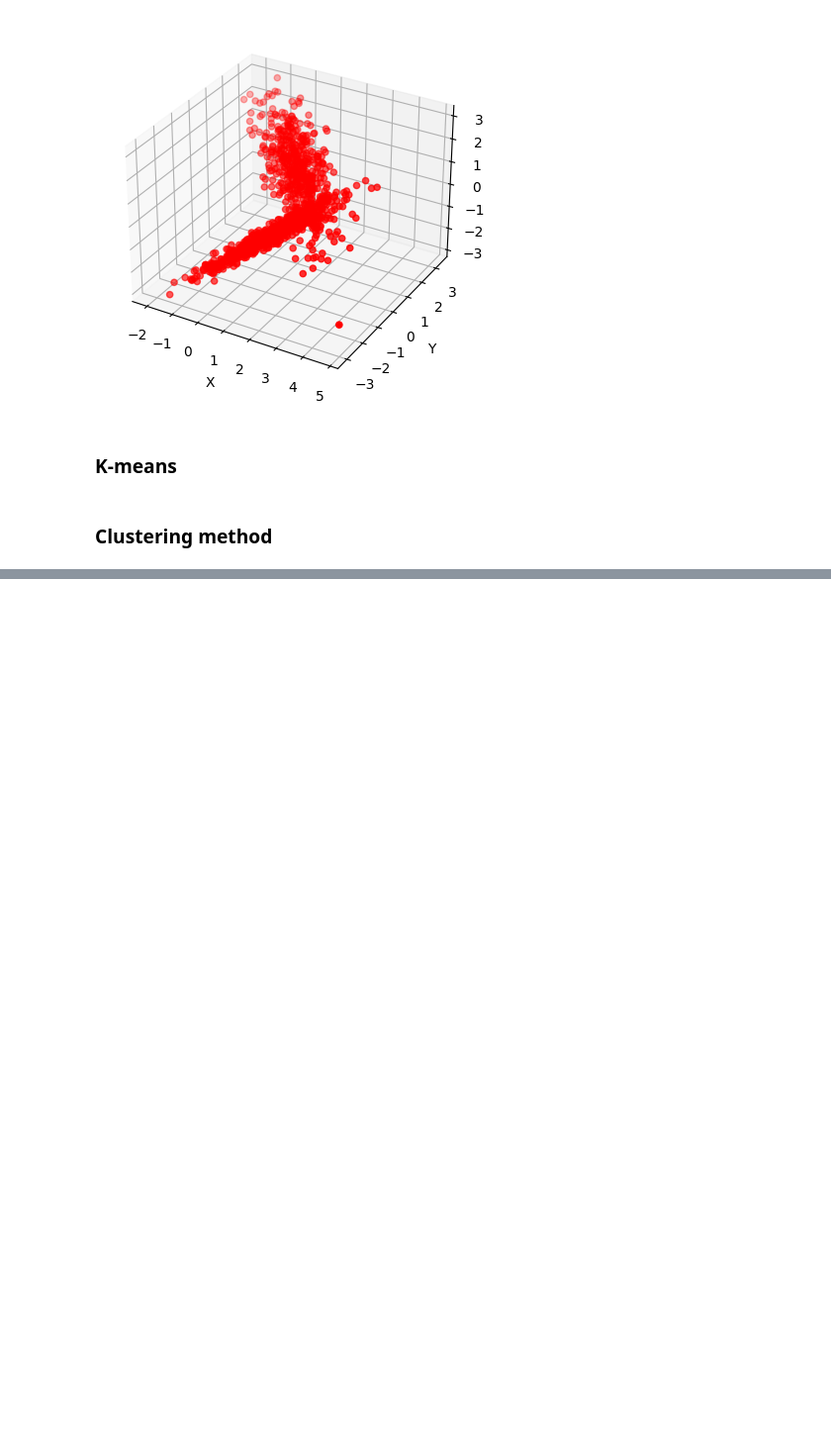
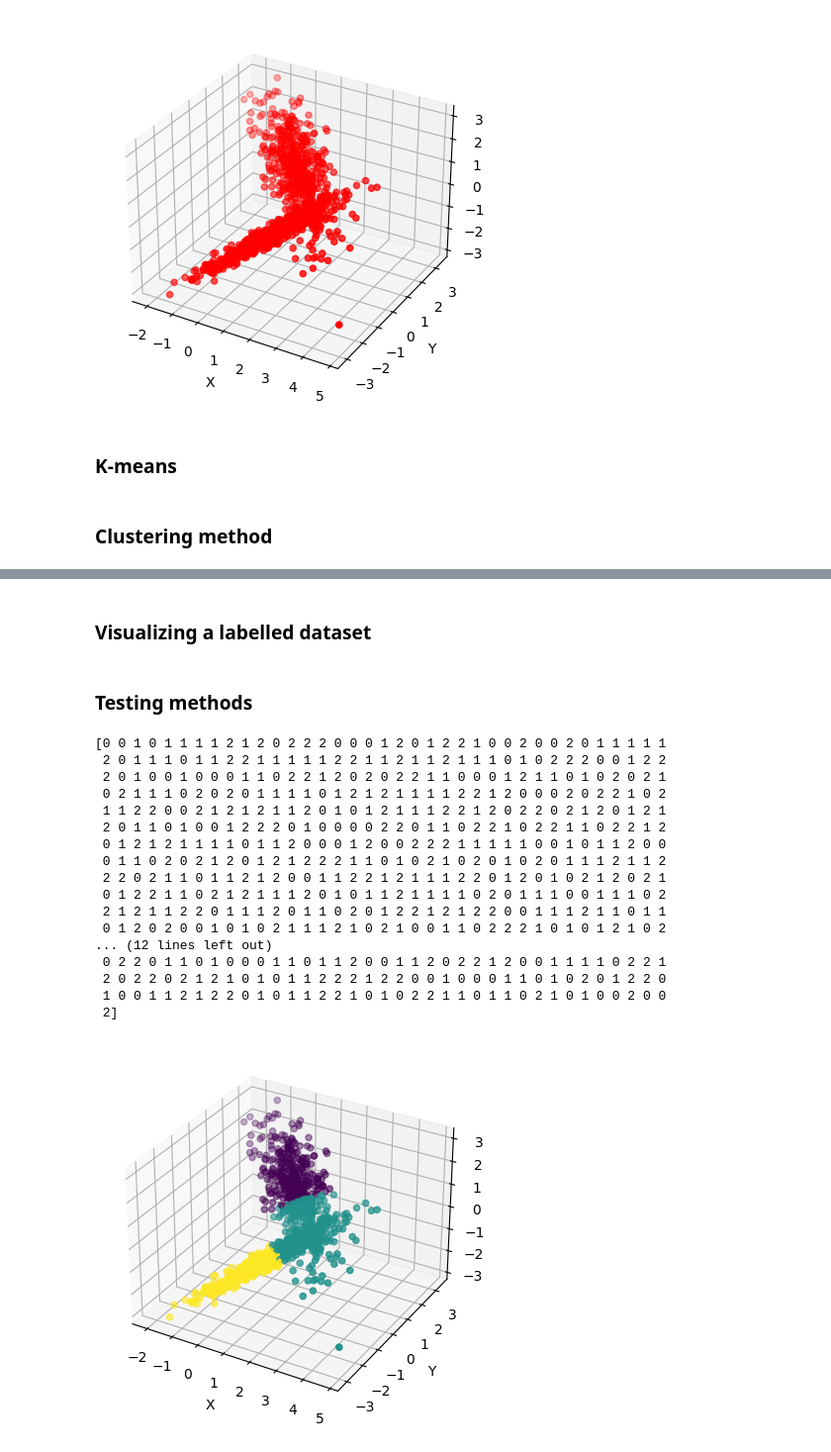
Before and after one commit to alvgonfri/clustering_algorithms, a Jupyter notebook: clustering_algorithms.ipynb, the cells around one changed output, grey strips where cells are left out. Shown: that part at 99% size. Saved outputs shown, nothing was run; the diff lists cells and outputs as text; code cells hidden in the pictures; blank space fills up the shorter version.

Commit message:
feat: visualizing a labelled dataset
A new function that visualizes a labelled dataset using a 3D plot has been implemented.

Refs #14

```diff
--- a/clustering_algorithms.ipynb
+++ b/clustering_algorithms.ipynb
@@ -137,0 +46,61 @@ coordinate: [ 0.50835623 -1.22086657 -1.09419267] label: 2
+# %%
+def clustering(data, algorithm, hyperparameters):
+    if algorithm == 'birch':
+        return None
+    elif algorithm == 'dbscan':
+        return None
+    elif algorithm == 'kmeans':
+        return kmeans(data, hyperparameters.get('n_clusters'))
+    elif algorithm == 'mini_batch_kmeans':
+        return None
+    elif algorithm == 'mean_shift':
+        return None
+    elif algorithm == 'optics':
+        return None
+    elif algorithm == 'spectral_clustering':
+        return None
+    elif algorithm == 'mixture_of_gaussians':
+        return None
+    elif algorithm == 'partition_around_medoids':
+        return None
+    elif algorithm == 'upgma':
+        return None
+    else:
+        print("Not valid algorithm")
+# %% [markdown]
+### Visualizing a labelled dataset
+# %%
+def visualize_labelled_dataset(data, labels):
+    fig = plt.figure()
+    ax = fig.add_subplot(111, projection='3d')
+    ax.scatter(data[:,0], data[:,1], data[:,2], c=labels, marker='o')
+    ax.set_xlabel('X')
+    ax.set_ylabel('Y')
+    ax.set_zlabel('Z')
+    plt.show()
+# %% [markdown]
+### Testing methods
+# %%
+# kmeans with 3 clusters
+labels = clustering(X, 'kmeans', {'n_clusters': 3})
+print(labels)
+visualize_labelled_dataset(X, labels)
+# %% [output]
+[0 0 1 0 1 1 1 1 2 1 2 0 2 2 2 0 0 0 1 2 0 1 2 2 1 0 0 2 0 0 2 0 1 1 1 1 1
+ 2 0 1 1 1 0 1 1 2 2 1 1 1 1 1 2 2 1 1 2 1 1 2 1 1 1 0 1 0 2 2 2 0 0 1 2 2
+ 2 0 1 0 0 1 0 0 0 1 1 0 2 2 1 2 0 2 0 2 2 1 1 0 0 0 1 2 1 1 0 1 0 2 0 2 1
+ 0 2 1 1 1 0 2 0 2 0 1 1 1 1 0 1 2 1 2 1 1 1 1 2 2 1 2 0 0 0 2 0 2 2 1 0 2
+ 1 1 2 2 0 0 2 1 2 1 2 1 1 2 0 1 0 1 2 1 1 1 2 2 1 2 0 2 2 0 2 1 2 0 1 2 1
+ 2 0 1 1 0 1 0 0 1 2 2 2 0 1 0 0 0 0 2 2 0 1 1 0 2 2 1 0 2 2 1 1 0 2 2 1 2
+ 0 1 2 1 2 1 1 1 1 0 1 1 2 0 0 0 1 2 0 0 2 2 2 1 1 1 1 1 0 0 1 0 1 1 2 0 0
+ 0 1 1 0 2 0 2 1 2 0 1 2 1 2 2 2 1 1 0 1 0 2 1 0 2 0 1 0 2 0 1 1 1 2 1 1 2
+ 2 2 0 2 1 1 0 1 1 2 1 2 0 0 1 1 2 2 1 2 1 1 1 2 2 0 1 2 0 1 0 2 1 2 0 2 1
+ 0 1 2 2 1 1 0 2 1 2 1 1 1 2 0 1 0 1 1 2 1 1 1 1 0 2 0 1 1 1 0 0 1 1 1 0 2
+ 2 1 2 1 1 2 2 0 1 1 1 2 0 1 1 0 2 0 1 2 2 1 2 1 2 2 0 0 1 1 1 2 1 1 0 1 1
+ 0 1 2 0 2 0 0 1 0 1 0 2 1 1 1 2 1 0 2 1 0 0 1 1 0 2 2 2 1 0 1 0 1 2 1 0 2
+... (12 lines left out)
+ 0 2 2 0 1 1 0 1 0 0 0 1 1 0 1 1 2 0 0 1 1 2 0 2 2 1 2 0 0 1 1 1 1 0 2 2 1
+ 2 0 2 2 0 2 1 2 1 0 1 0 1 1 2 2 2 1 2 2 0 0 1 0 0 0 1 1 0 1 0 2 0 1 2 2 0
+ 1 0 0 1 1 2 1 2 2 0 1 0 1 1 2 2 1 0 1 0 2 2 1 1 0 1 1 0 2 1 0 1 0 0 2 0 0
+ 2]
+[figure, added]
```
Also changed, not shown: parts of 3 cells of this notebook.
